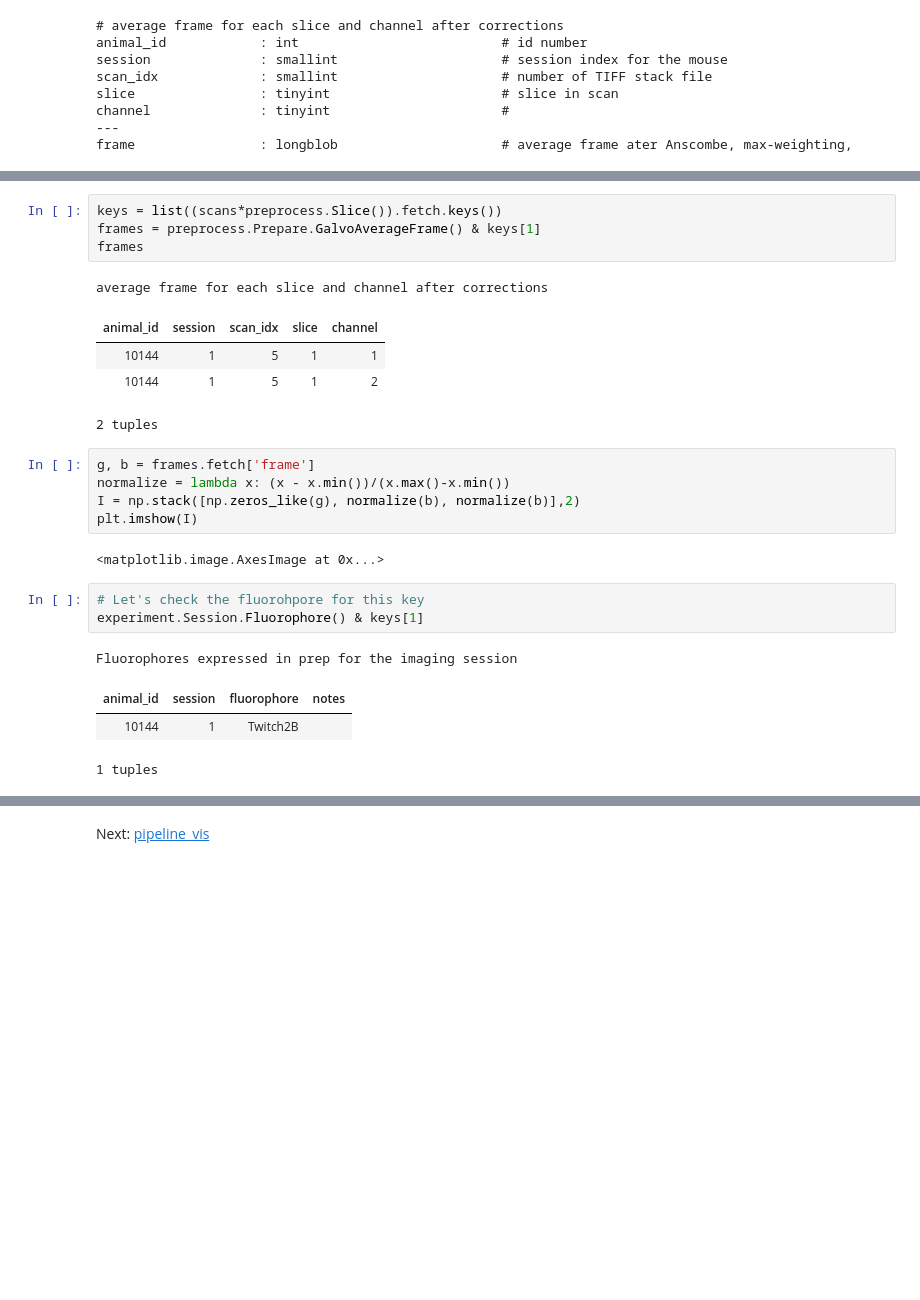
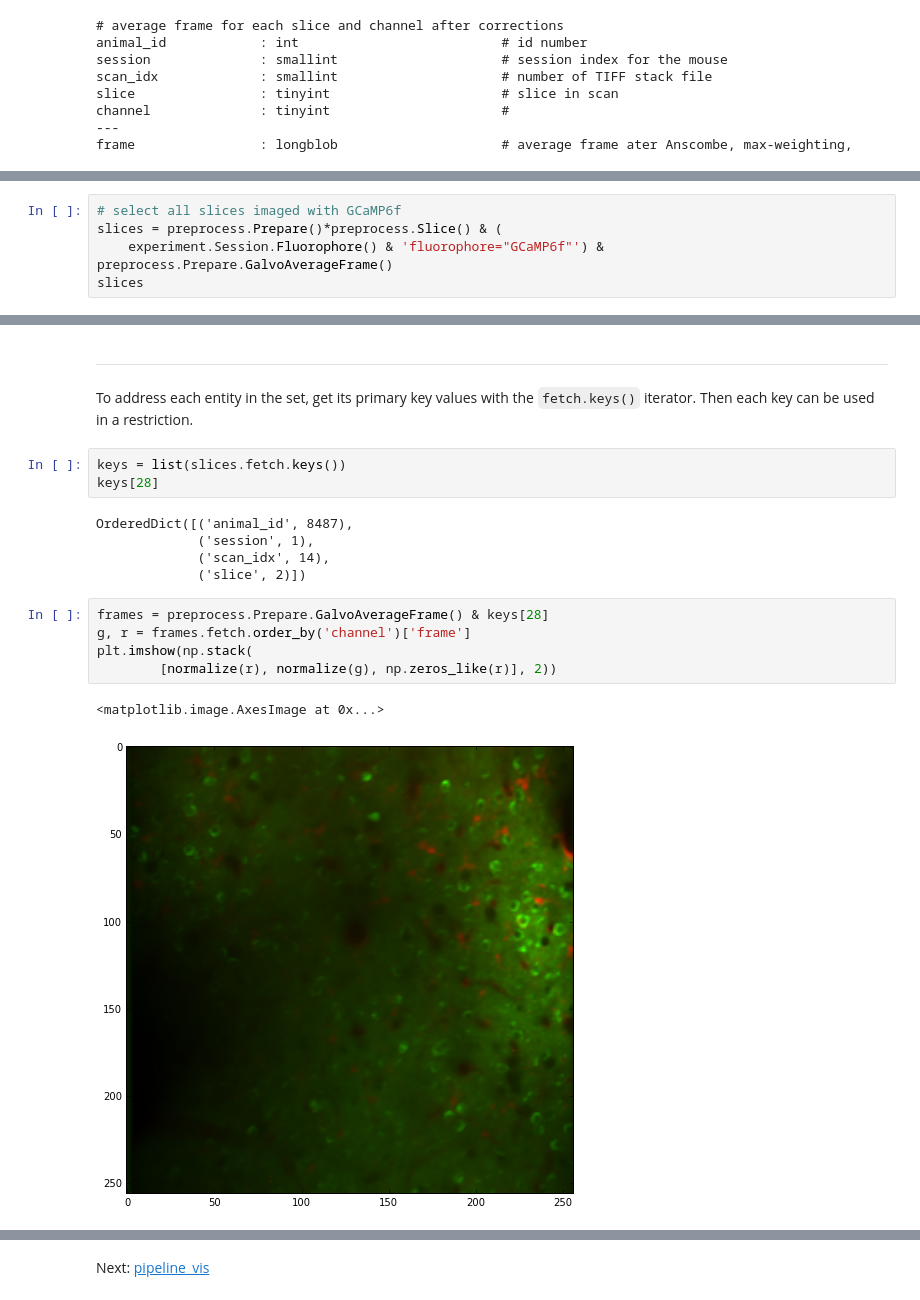
Before and after one commit to cajal/pipeline, a Jupyter notebook: jupyter/notebooks/pipeline_preprocess.ipynb, the cells around one changed output, grey strips where cells are left out. Cells and saved outputs as stored; diff of their text form; blank space fills up the shorter version.

```diff
--- a/jupyter/notebooks/pipeline_preprocess.ipynb
+++ b/jupyter/notebooks/pipeline_preprocess.ipynb
@@ -66,0 +98,5 @@ These may be used in restrictions.  Let's plot average frames for the second ent
+# %%
+# select all slices imaged with GCaMP6f
+slices = preprocess.Prepare()*preprocess.Slice() & (
+    experiment.Session.Fluorophore() & 'fluorophore="GCaMP6f"') & preprocess.Prepare.GalvoAverageFrame()
+slices
@@ -67,25 +113,19 @@ These may be used in restrictions.  Let's plot average frames for the second ent
+# %% [markdown]
+---
+To address each entity in the set, get its primary key values with the `fetch.keys()` iterator. Then each key can be used in a restriction.
 # %%
-keys = list((scans*preprocess.Slice()).fetch.keys())
-frames = preprocess.Prepare.GalvoAverageFrame() & keys[1]
-frames
+keys = list(slices.fetch.keys())
+keys[28]
 # %% [output]
-average frame for each slice and channel after corrections
+OrderedDict([('animal_id', 8487),
+             ('session', 1),
+             ('scan_idx', 14),
+             ('slice', 2)])
-| animal_id | session | scan_idx | slice | channel |
-| 10144 | 1 | 5 | 1 | 1 |
-| 10144 | 1 | 5 | 1 | 2 |
-2 tuples
-# %%
-g, b = frames.fetch['frame']
-normalize = lambda x: (x - x.min())/(x.max()-x.min())
-I = np.stack([np.zeros_like(g), normalize(b), normalize(b)],2)
-plt.imshow(I)
-# %% [output]
-<matplotlib.image.AxesImage at 0x...>
-# %%
-# Let's check the fluorohpore for this key
-experiment.Session.Fluorophore() & keys[1]
-# %% [output]
-Fluorophores expressed in prep for the imaging session
-| animal_id | session | fluorophore | notes |
-| 10144 | 1 | Twitch2B |  |
-1 tuples
+# %%
+frames = preprocess.Prepare.GalvoAverageFrame() & keys[28]
+g, r = frames.fetch.order_by('channel')['frame']
+plt.imshow(np.stack(
+        [normalize(r), normalize(g), np.zeros_like(r)], 2))
+# %% [output]
+<matplotlib.image.AxesImage at 0x...>
+[figure, added]
```
Also changed, not shown: parts of 30 cells of this notebook, 7 other files.
